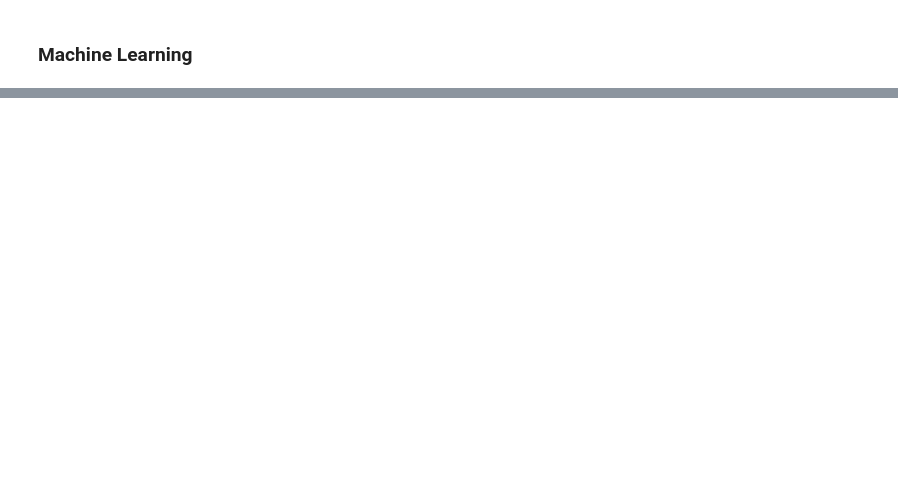
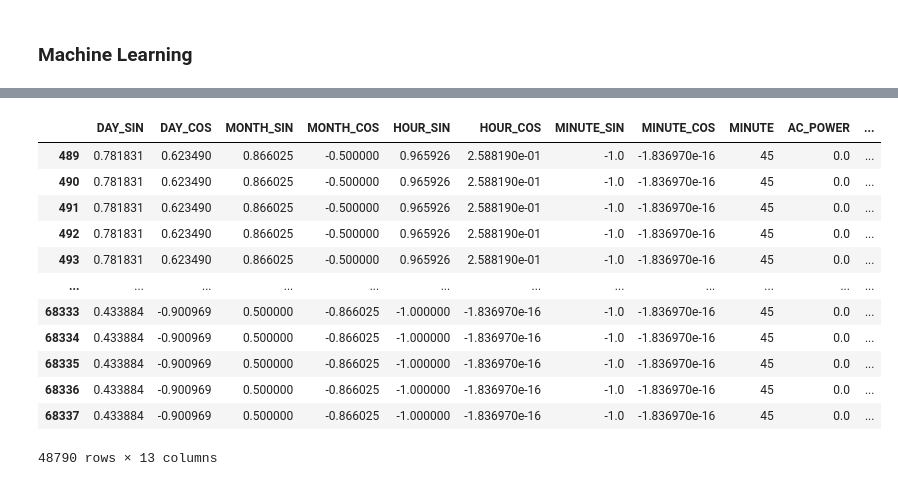
Before and after one commit to Karthik5412/Solar-Energy, a Jupyter notebook: making.ipynb, the cells around one changed output, grey strips where cells are left out. Drawn from its saved outputs; the diff is of its cells as text; code cells hidden in the pictures; blank space fills up the shorter version.

```diff
--- a/making.ipynb
+++ b/making.ipynb
@@ -167,0 +181,3 @@ dtype: int64
+# %%
+x_encoded = x.copy()
+x_encoded
@@ -167,0 +198,35 @@ dtype: int64
+# %%
+# We have only one challenge all are numbers only time and date
+# Here I am using cyclic encoding
+x_encoded['hour_sin'] = np.sin(2 * np.pi * x['Hour'] / 24)
+x_encoded['hour_cos'] = np.cos(2 * np.pi * x['Hour'] / 24)
+
+x_encoded['minute_sin'] = np.sin(2 * np.pi * x['Minute'] / 60)
+x_encoded['minute_cos'] = np.cos(2 * np.pi * x['Minute'] / 60)
+# %%
+x_encoded['month_sin'] = np.sin(2 * np.pi * (x['Month'] -1) / 12)
+x_encoded['month_cos'] = np.cos(2 * np.pi * (x['Month'] -1) / 12)
+
+x_encoded['day_sin'] = np.sin(2 * np.pi * x['Day'] / 7)
+x_encoded['day_cos'] = np.cos(2 * np.pi * x['Day'] / 7)
+# %%
+# Droping unwanted columns
+x_encoded = x_encoded.drop(columns= ['Month','Day', 'Hour', 'Hour'])
+x_encoded.columns = x_encoded.columns.str.upper()
+# %%
+x_encoded = x_encoded[['DAY_SIN', 'DAY_COS','MONTH_SIN', 'MONTH_COS','HOUR_SIN', 'HOUR_COS','MINUTE_SIN', 'MINUTE_COS','MINUTE', 'AC_POWER', 'AMBIENT_TEMPERATURE', 'MODULE_TEMPERATURE','IRRADIATION']]
+x_encoded
+# %% [output]
+|  | DAY_SIN | DAY_COS | MONTH_SIN | MONTH_COS | HOUR_SIN | HOUR_COS | MINUTE_SIN | MINUTE_COS | MINUTE | AC_POWER | ... |
+| 489 | 0.781831 | 0.623490 | 0.866025 | -0.500000 | 0.965926 | 2.588190e-01 | -1.0 | -1.836970e-16 | 45 | 0.0 | ... |
+| 490 | 0.781831 | 0.623490 | 0.866025 | -0.500000 | 0.965926 | 2.588190e-01 | -1.0 | -1.836970e-16 | 45 | 0.0 | ... |
+| 491 | 0.781831 | 0.623490 | 0.866025 | -0.500000 | 0.965926 | 2.588190e-01 | -1.0 | -1.836970e-16 | 45 | 0.0 | ... |
+| 492 | 0.781831 | 0.623490 | 0.866025 | -0.500000 | 0.965926 | 2.588190e-01 | -1.0 | -1.836970e-16 | 45 | 0.0 | ... |
+| 493 | 0.781831 | 0.623490 | 0.866025 | -0.500000 | 0.965926 | 2.588190e-01 | -1.0 | -1.836970e-16 | 45 | 0.0 | ... |
+| ... | ... | ... | ... | ... | ... | ... | ... | ... | ... | ... | ... |
+| 68333 | 0.433884 | -0.900969 | 0.500000 | -0.866025 | -1.000000 | -1.836970e-16 | -1.0 | -1.836970e-16 | 45 | 0.0 | ... |
+| 68334 | 0.433884 | -0.900969 | 0.500000 | -0.866025 | -1.000000 | -1.836970e-16 | -1.0 | -1.836970e-16 | 45 | 0.0 | ... |
+| 68335 | 0.433884 | -0.900969 | 0.500000 | -0.866025 | -1.000000 | -1.836970e-16 | -1.0 | -1.836970e-16 | 45 | 0.0 | ... |
+| 68336 | 0.433884 | -0.900969 | 0.500000 | -0.866025 | -1.000000 | -1.836970e-16 | -1.0 | -1.836970e-16 | 45 | 0.0 | ... |
+| 68337 | 0.433884 | -0.900969 | 0.500000 | -0.866025 | -1.000000 | -1.836970e-16 | -1.0 | -1.836970e-16 | 45 | 0.0 | ... |
+48790 rows × 13 columns
```
Also changed, not shown: parts of 5 cells of this notebook.
